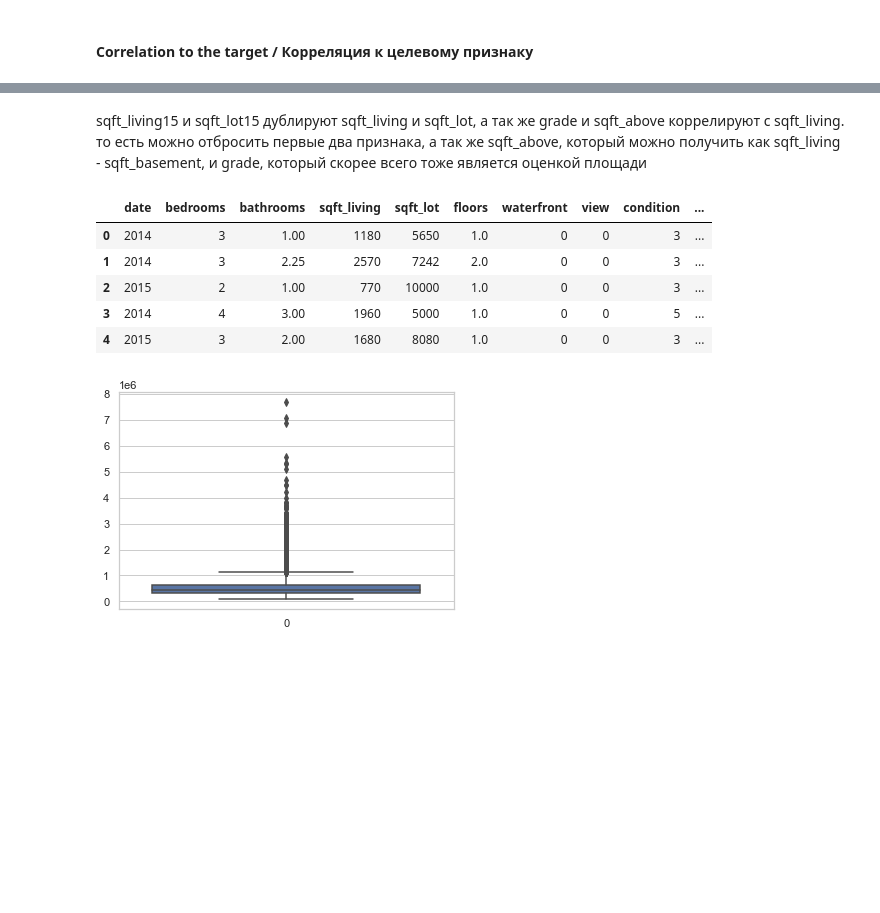
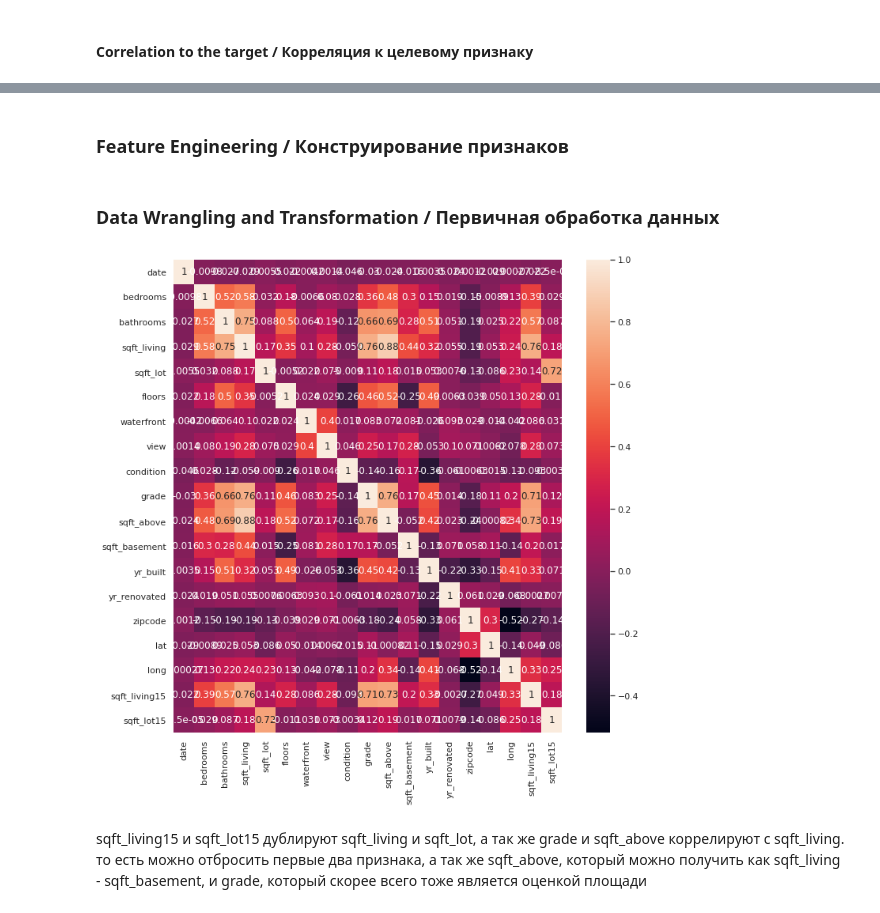
Before and after one commit to maxpylnyk/datascience, a Jupyter notebook: house_sales.ipynb, the cells around one changed output, grey strips where cells are left out. Saved outputs shown, nothing was run; the diff lists cells and outputs as text; code cells hidden in the pictures; blank space fills up the shorter version.

```diff
--- a/house_sales.ipynb
+++ b/house_sales.ipynb
@@ -216,0 +250,2 @@ sns.heatmap(data.corr(), annot=True, ax=ax);
+# %% [markdown]
+### Feature Engineering / Конструирование признаков
@@ -217,17 +266,12 @@ sns.heatmap(data.corr(), annot=True, ax=ax);
+# %% [markdown]
+### Data Wrangling and Transformation / Первичная обработка данных
+# %%
+#@title #### Multicollinearity / Мультиколинеарность
+fig, ax = plt.subplots(figsize=(11, 11))
+sns.heatmap(data.drop(columns=['price']).corr(), annot=True, ax=ax);
+# %% [output]
+[figure, added]
 # %% [markdown]
 sqft_living15 и sqft_lot15 дублируют sqft_living и sqft_lot, а так же grade и sqft_above коррелируют с sqft_living. то есть можно отбросить первые два признака, а так же sqft_above, который можно получить как sqft_living - sqft_basement, и grade, который скорее всего тоже является оценкой площади
 # %%
 data.drop(columns=['sqft_living15', 'sqft_lot15', 'sqft_above', 'grade'], inplace=True)
-# %%
-data.head()
-# %% [output]
-|  | date | bedrooms | bathrooms | sqft_living | sqft_lot | floors | waterfront | view | condition | ... |
-| 0 | 2014 | 3 | 1.00 | 1180 | 5650 | 1.0 | 0 | 0 | 3 | ... |
-| 1 | 2014 | 3 | 2.25 | 2570 | 7242 | 2.0 | 0 | 0 | 3 | ... |
-| 2 | 2015 | 2 | 1.00 | 770 | 10000 | 1.0 | 0 | 0 | 3 | ... |
-| 3 | 2014 | 4 | 3.00 | 1960 | 5000 | 1.0 | 0 | 0 | 5 | ... |
-| 4 | 2015 | 3 | 2.00 | 1680 | 8080 | 1.0 | 0 | 0 | 3 | ... |
-# %%
-sns.boxplot(data=data['price']);
-# %% [output]
-[figure, removed]
```
Also changed, not shown: parts of 48 cells of this notebook.
